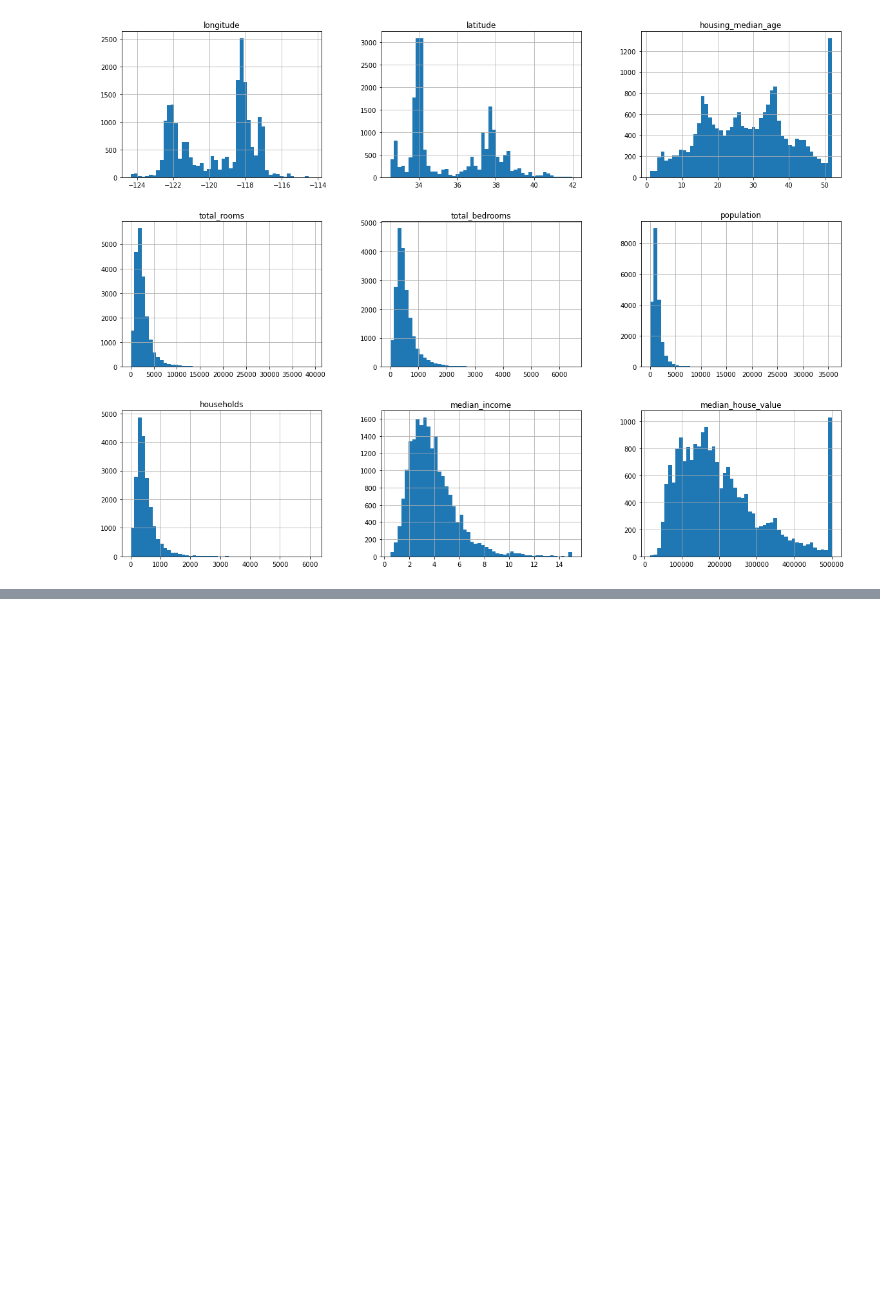
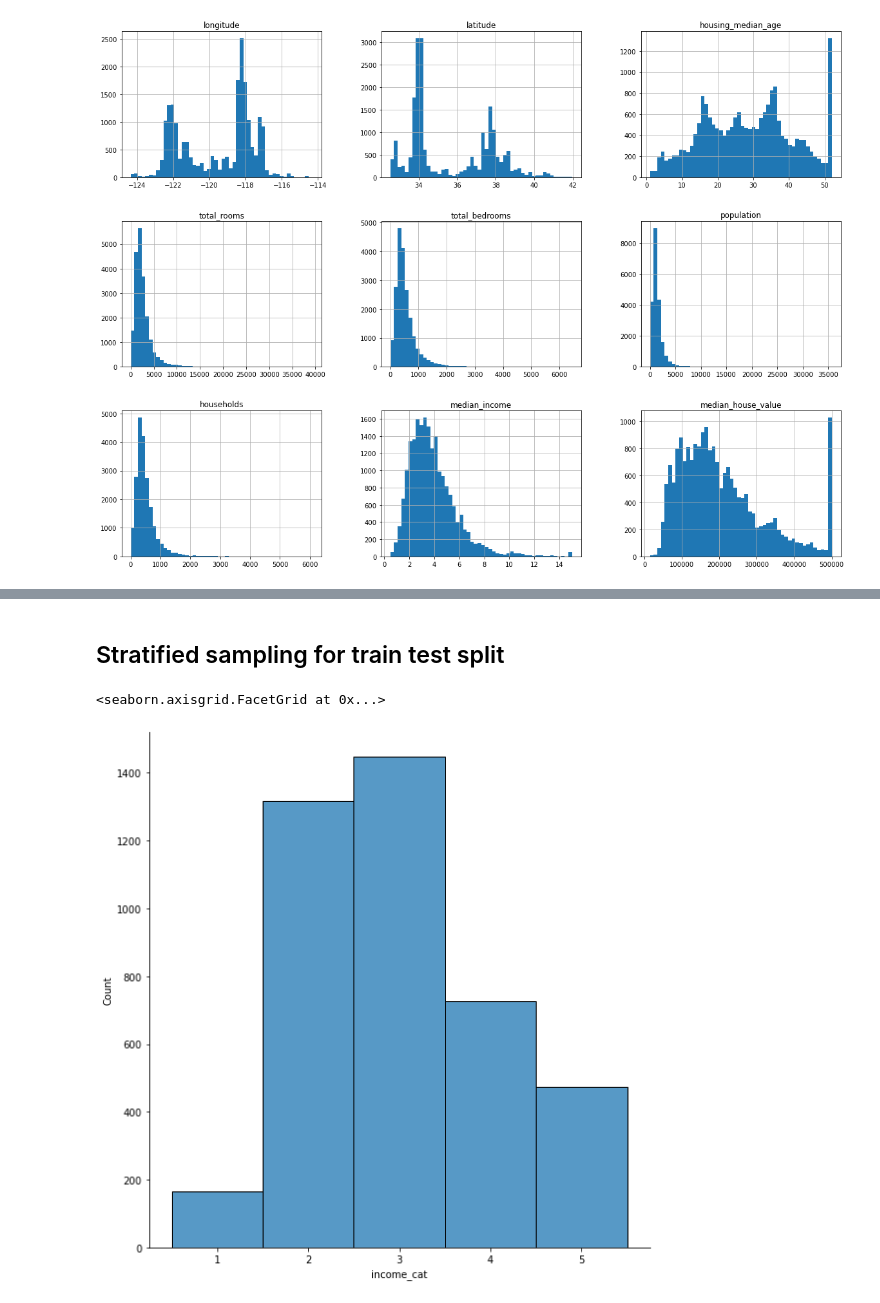
Before and after one commit to kdesh96/Hands-on-ML2, a Jupyter notebook: Ch2 End to End ML Project.ipynb, the cells around one changed output, grey strips where cells are left out. Drawn from its saved outputs; the diff is of its cells as text; code cells hidden in the pictures; blank space fills up the shorter version.

```diff
--- a/Ch2 End to End ML Project.ipynb
+++ b/Ch2 End to End ML Project.ipynb
@@ -88,0 +102,2 @@ array([[<AxesSubplot:title={'center':'longitude'}>,
+# %% [markdown]
+## Stratified sampling for train test split
@@ -88,0 +106,11 @@ array([[<AxesSubplot:title={'center':'longitude'}>,
+# %%
+split = StratifiedShuffleSplit(n_splits=1, test_size=0.2, random_state=42)
+# %%
+for train_index, test_index in split.split(housing, housing['income_cat']):
+    strat_train_set = housing.loc[train_index]
+    strat_test_set = housing.loc[test_index]
+# %%
+sns.displot(data=strat_test_set, x='income_cat', height=8)
+# %% [output]
+<seaborn.axisgrid.FacetGrid at 0x...>
+[figure, added]
```
Also changed, not shown: parts of 16 cells of this notebook.
